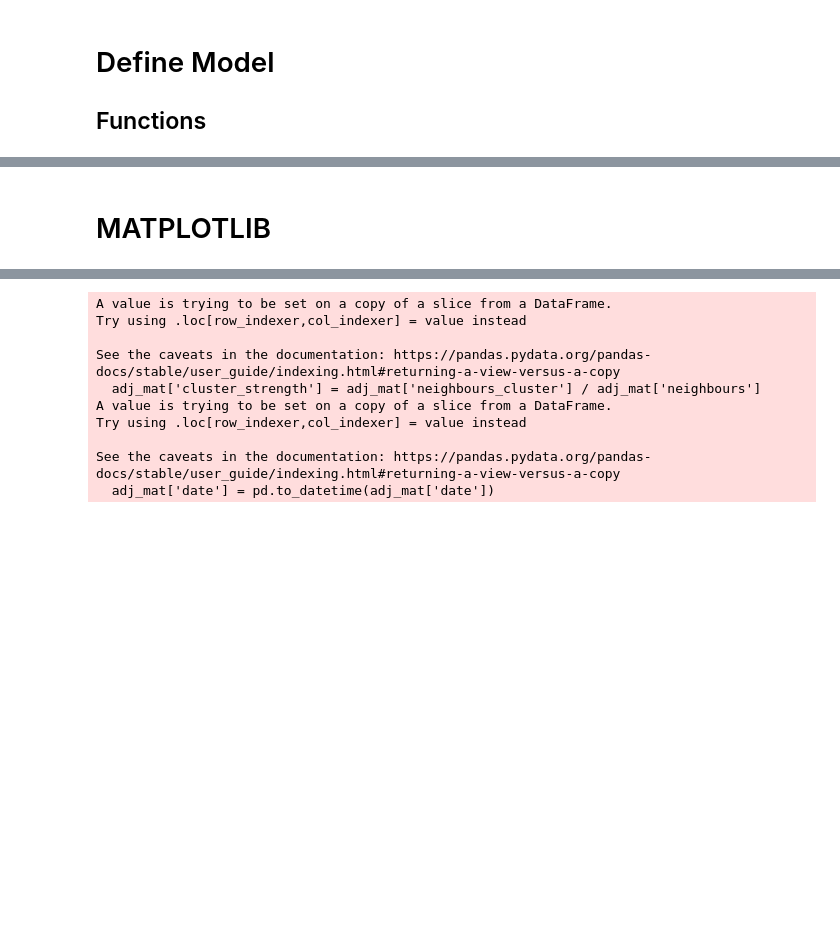
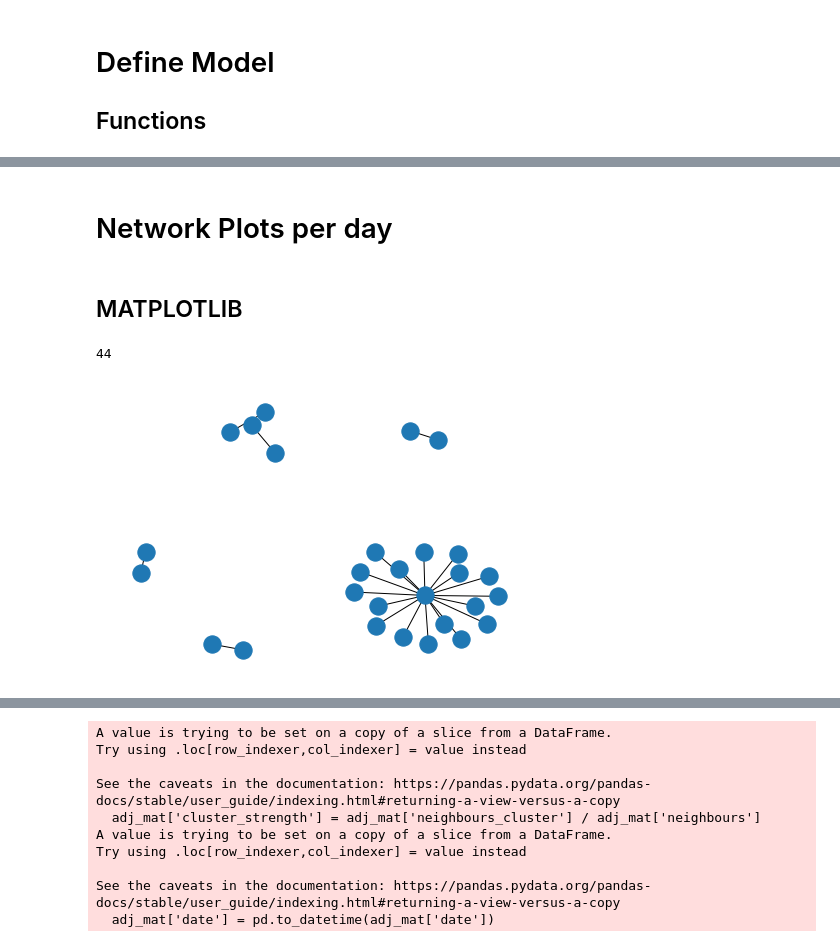
Before and after one commit to christianschwendner/coins_2122, a Jupyter notebook: Model/Model_per_Currency_wip.ipynb, the cells around one changed output, grey strips where cells are left out. Cells and saved outputs as stored; diff of their text form; code cells hidden in the pictures; blank space fills up the shorter version.

```diff
--- a/Model/Model_per_Currency_wip.ipynb
+++ b/Model/Model_per_Currency_wip.ipynb
@@ -145,0 +148,5 @@ test2['cluster_strength'].min()
+# %%
+#ng.reset_index()#inplace=True)
+#ng.set_index('src', inplace=True)
+ng.set_index(ng.index, drop=False)
+#ng['ID'] = ng.index
@@ -150,3 +197,5 @@ import plotly.graph_objects as go
 
 import networkx as nx
 import math
+# %%
+ng['src'] = ng.index
@@ -153,24 +331,24 @@ import math
+# %% [markdown]
+# Network Plots per day
 # %% [markdown]
-# MATPLOTLIB
+## MATPLOTLIB
+# %%
+ng
+# %% [output]
+44
 # %%
 #nodes = pd.DataFrame(list(zip(ng['src'], ng['dst'])), columns =['src','dst'])
 #nodes
 
 
-ng.loc[ng['cluster_src'] == 'C0', 'cluster_src'] = 0
-ng.loc[ng['cluster_src'] == 'C1', 'cluster_src'] = 1
-ng.loc[ng['cluster_src'] == 'C2', 'cluster_src'] = 2
-ng.loc[ng['cluster_src'] == 'C3', 'cluster_src'] = 3
-ng.loc[ng['cluster_src'] == 'C4', 'cluster_src'] = 4
-ng.loc[ng['cluster_src'] == 'C5', 'cluster_src'] = 5
-ng.loc[ng['cluster_src'] == 'C6', 'cluster_src'] = 6
-ng.loc[ng['cluster_src'] == 'C7', 'cluster_src'] = 7
-ng.loc[ng['cluster_src'] == 'C8', 'cluster_src'] = 8
-ng.loc[ng['cluster_src'] == 'C9', 'cluster_src'] = 9
+#ng.loc[ng['cluster_src'] == 'cluster_0', 'cluster_src'] = 0
+#ng.loc[ng['cluster_src'] == 'cluster_3', 'cluster_src'] = 1
+#ng.loc[ng['cluster_src'] == 'cluster_3', 'cluster_src'] = 2
+#ng.loc[ng['cluster_src'] == 'cluster_3', 'cluster_src'] = 3
 
 #ng.reset_index()
 
-ng.set_index(ng['src'], inplace = True)
+#ng.set_index(ng['src'], inplace = True)
 
 G = nx.Graph()
 G = nx.convert_matrix.from_pandas_edgelist(ng,'src','dst')
@@ -180,33 +358,38 @@ pos = nx.spring_layout(G, k = 3/math.sqrt(len(ng)), iterations = 50)
 
 #node-attributes
 
 
 #for i in G.nodes():
 #    G.nodes[i]['cluster'] = ng.cluster_src[i]
 
 #ng.cluster_src
 #ng
 
 #nx.set_node_attributes(G, pd.Series(nodes.gender, index=nodes.node).to_dict(), 'gender')
 
 nx.set_node_attributes(G, pd.Series(ng.cluster_src, index=ng.src).to_dict(), 'cluster_src')
 
 #G.nodes['tadaspetra']
 
 #ng.src
 
 #colors = [i/len(G.nodes) for i in range(len(G.nodes))]
 
 #colors
 
+nx.draw(G, pos)
+
+
 #nx.draw(G, pos, node_color = nx.get_node_attributes(G,'cluster_src'), vmin = 0, vmax = 9, cmap = plt.cm.get_cmap('Accent'))
 
 #pos = nx.complete_graph(G)
 
 #G.add_edges_from(nodes)
 #G.nodes
 
 #network = nx.Graph(G)
+# %% [output]
+[figure, added]
 # %%
 G.nodes['leerzeit']
 # %% [output]
```
Also changed, not shown: parts of 31 cells of this notebook, 9 other files.
